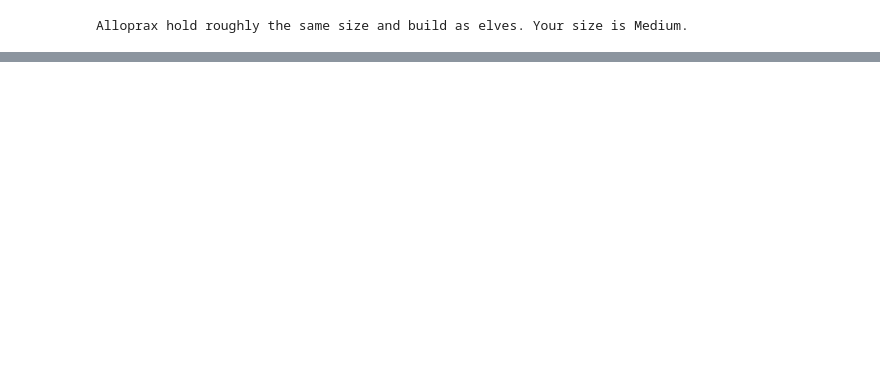
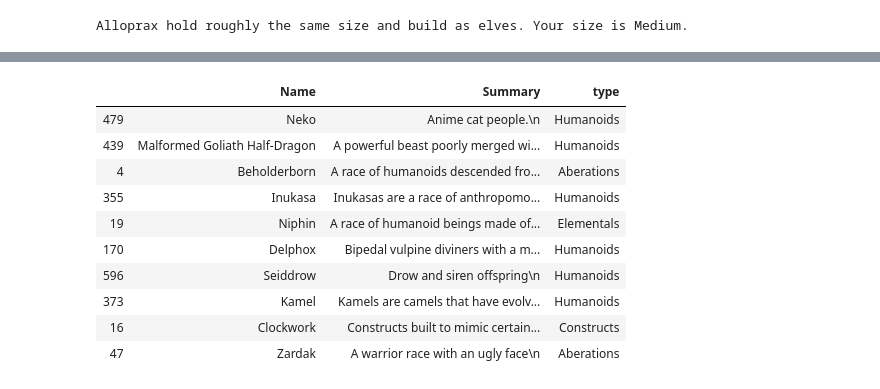
Before and after one commit to eyvonne/webscrapingDnD, a Jupyter notebook: WebScrapeWiki.ipynb, the cells around one changed output, grey strips where cells are left out. Saved outputs shown, nothing was run; the diff lists cells and outputs as text; code cells hidden in the pictures; blank space fills up the shorter version.

```diff
--- a/WebScrapeWiki.ipynb
+++ b/WebScrapeWiki.ipynb
@@ -186,0 +190,23 @@ Name: intSpeed, dtype: int64
+# %%
+raceTables={
+    'Aberations':'https://www.dandwiki.com/wiki/5e_Aberration_Races',
+    'Beasts':'https://www.dandwiki.com/wiki/5e_Beast_Races',
+    'Celestials':'https://www.dandwiki.com/wiki/5e_Celestial_Races',
+    'Constructs':'https://www.dandwiki.com/wiki/5e_Construct_Races',
+    'Dragons':'https://www.dandwiki.com/wiki/5e_Dragon_Races',
+    'Elementals':'https://www.dandwiki.com/wiki/5e_Elemental_Races',
+    'Fey':'https://www.dandwiki.com/wiki/5e_Fey_Races',
+    'Fiends':'https://www.dandwiki.com/wiki/5e_Fiend_Races',
+    'Giants':'https://www.dandwiki.com/wiki/5e_Giant_Races',
+    'Humanoids':'https://www.dandwiki.com/wiki/5e_Humanoid_Races',
+    'Mosntrosities':'https://www.dandwiki.com/wiki/5e_Monstrosity_Races',
+    'Oozes':'https://www.dandwiki.com/wiki/5e_Ooze_Races',
+    'Plants':'https://www.dandwiki.com/wiki/5e_Plant_Races',
+    'Undead':'https://www.dandwiki.com/wiki/5e_Undead_Races'
+    }
+# %%
+dfs={}
+for race, url in raceTables.items():
+    dfs[race]=getTable(url)
+
+dfs['Aberations']
@@ -186,0 +251,3 @@ Name: intSpeed, dtype: int64
+# %%
+for key, value in raceTables.items():
+    print(value)
@@ -186,0 +286,4 @@ Name: intSpeed, dtype: int64
+# %%
+for key, value in dfs.items():
+    value['type']=key
+df=pd.concat([value[['Name','Summary','type']] for key,value in dfs.items()])
@@ -186,0 +299,14 @@ Name: intSpeed, dtype: int64
+# %%
+df.sample(10)
+# %% [output]
+|  | Name | Summary | type |
+| 479 | Neko | Anime cat people.\n | Humanoids |
+| 439 | Malformed Goliath Half-Dragon | A powerful beast poorly merged wi... | Humanoids |
+| 4 | Beholderborn | A race of humanoids descended fro... | Aberations |
+| 355 | Inukasa | Inukasas are a race of anthropomo... | Humanoids |
+| 19 | Niphin | A race of humanoid beings made of... | Elementals |
+| 170 | Delphox | Bipedal vulpine diviners with a m... | Humanoids |
+| 596 | Seiddrow | Drow and siren offspring\n | Humanoids |
+| 373 | Kamel | Kamels are camels that have evolv... | Humanoids |
+| 16 | Clockwork | Constructs built to mimic certain... | Constructs |
+| 47 | Zardak | A warrior race with an ugly face\n | Aberations |
```
Also changed, not shown: parts of 22 cells of this notebook, 2 other files.
